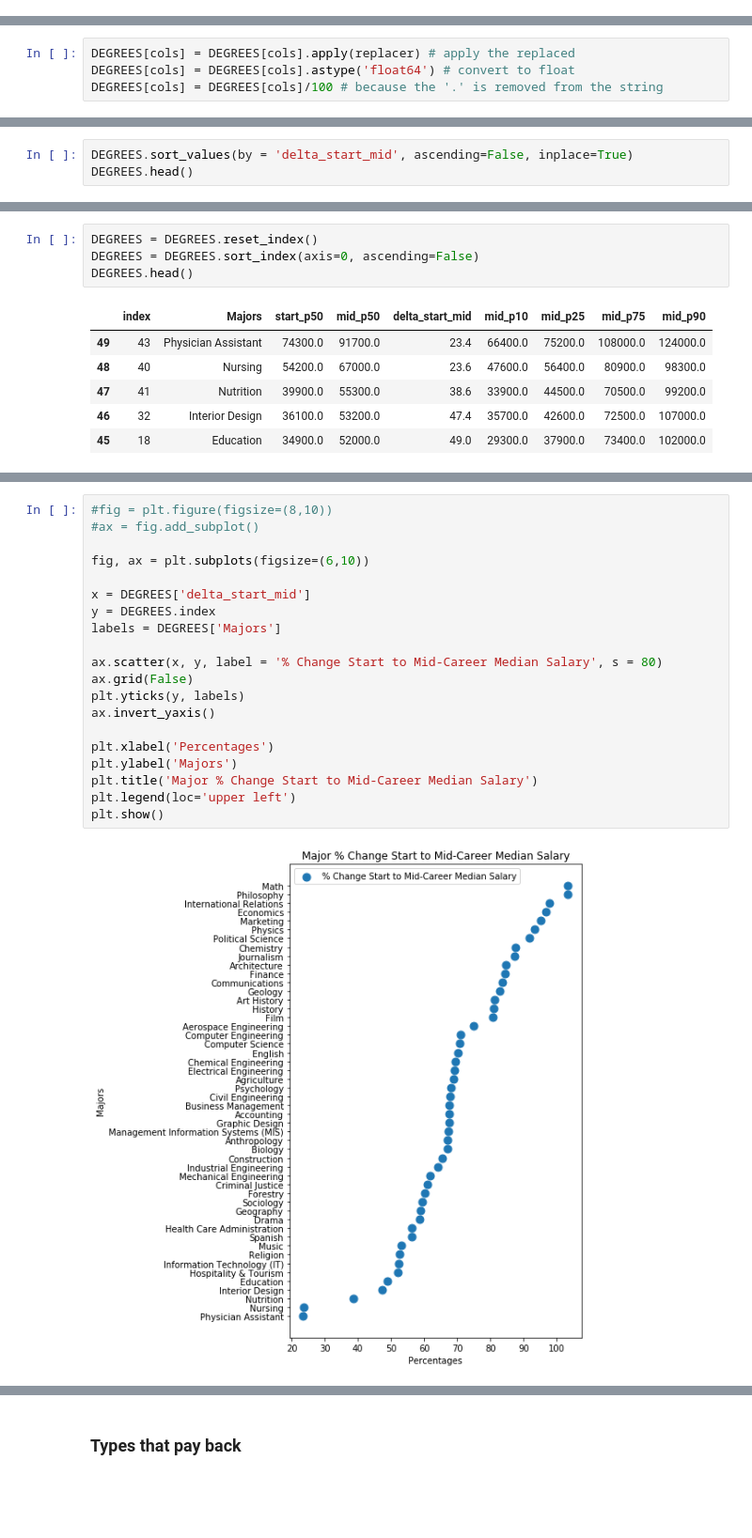
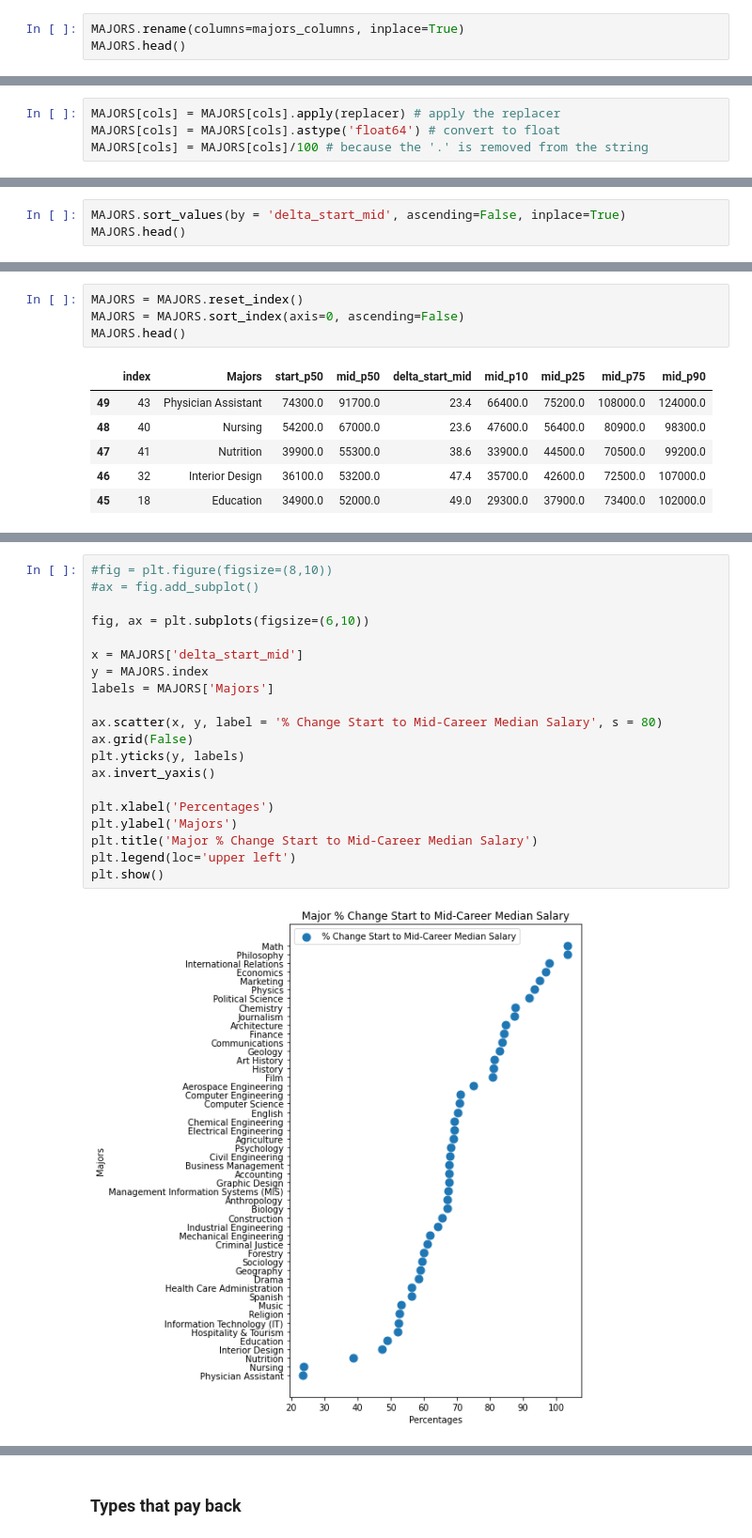
Before and after one commit to LyuboKushev/college-attendance-usa, a Jupyter notebook: Where It Pays to Attend College.ipynb, the cells around one changed output, grey strips where cells are left out. Shown at 94% size. Drawn from its saved outputs; the diff is of its cells as text; blank space fills up the shorter version.

```diff
--- a/Where It Pays to Attend College.ipynb
+++ b/Where It Pays to Attend College.ipynb
@@ -63,0 +66,3 @@ DEGREES.head()
+# %%
+MAJORS.rename(columns=majors_columns, inplace=True)
+MAJORS.head()
@@ -80,7 +96,7 @@ memory usage: 3.2+ KB
 # %%
 cols = ['start_p50', 'mid_p50', 'mid_p10', 'mid_p25', 'mid_p75', 'mid_p90']
 # %%
-DEGREES[cols] = DEGREES[cols].apply(replacer) # apply the replaced
-DEGREES[cols] = DEGREES[cols].astype('float64') # convert to float
-DEGREES[cols] = DEGREES[cols]/100 # because the '.' is removed from the string
+MAJORS[cols] = MAJORS[cols].apply(replacer) # apply the replacer
+MAJORS[cols] = MAJORS[cols].astype('float64') # convert to float
+MAJORS[cols] = MAJORS[cols]/100 # because the '.' is removed from the string
 # %%
@@ -110,6 +118,6 @@ Let's have a look at which major experienced the biggest percentage change from
 # %%
-DEGREES.sort_values(by = 'delta_start_mid', ascending=False, inplace=True)
-DEGREES.head()
+MAJORS.sort_values(by = 'delta_start_mid', ascending=False, inplace=True)
+MAJORS.head()
 # %% [output]
 |  | Majors | start_p50 | mid_p50 | delta_start_mid | mid_p10 | mid_p25 | mid_p75 | mid_p90 |
 | 37 | Math | 45400.0 | 92400.0 | 103.5 | 45200.0 | 64200.0 | 128000.0 | 183000.0 |
@@ -120,7 +130,7 @@ DEGREES.head()
 # %%
-DEGREES = DEGREES.reset_index()
-DEGREES = DEGREES.sort_index(axis=0, ascending=False)
-DEGREES.head()
+MAJORS = MAJORS.reset_index()
+MAJORS = MAJORS.sort_index(axis=0, ascending=False)
+MAJORS.head()
 # %% [output]
 |  | index | Majors | start_p50 | mid_p50 | delta_start_mid | mid_p10 | mid_p25 | mid_p75 | mid_p90 |
 | 49 | 43 | Physician Assistant | 74300.0 | 91700.0 | 23.4 | 66400.0 | 75200.0 | 108000.0 | 124000.0 |
@@ -131,22 +143,22 @@ DEGREES.head()
 # %%
 #fig = plt.figure(figsize=(8,10))
 #ax = fig.add_subplot()
 
 fig, ax = plt.subplots(figsize=(6,10))
 
-x = DEGREES['delta_start_mid']
-y = DEGREES.index
-labels = DEGREES['Majors']
+x = MAJORS['delta_start_mid']
+y = MAJORS.index
+labels = MAJORS['Majors']
 
 ax.scatter(x, y, label = '% Change Start to Mid-Career Median Salary', s = 80)
 ax.grid(False)
 plt.yticks(y, labels)
 ax.invert_yaxis()
 
 plt.xlabel('Percentages')
 plt.ylabel('Majors')
 plt.title('Major % Change Start to Mid-Career Median Salary')
 plt.legend(loc='upper left')
 plt.show()
 # %% [output]
-[figure, old version]
+[figure, new version]
```
Also changed, not shown: parts of 29 cells of this notebook, 2 other files.
